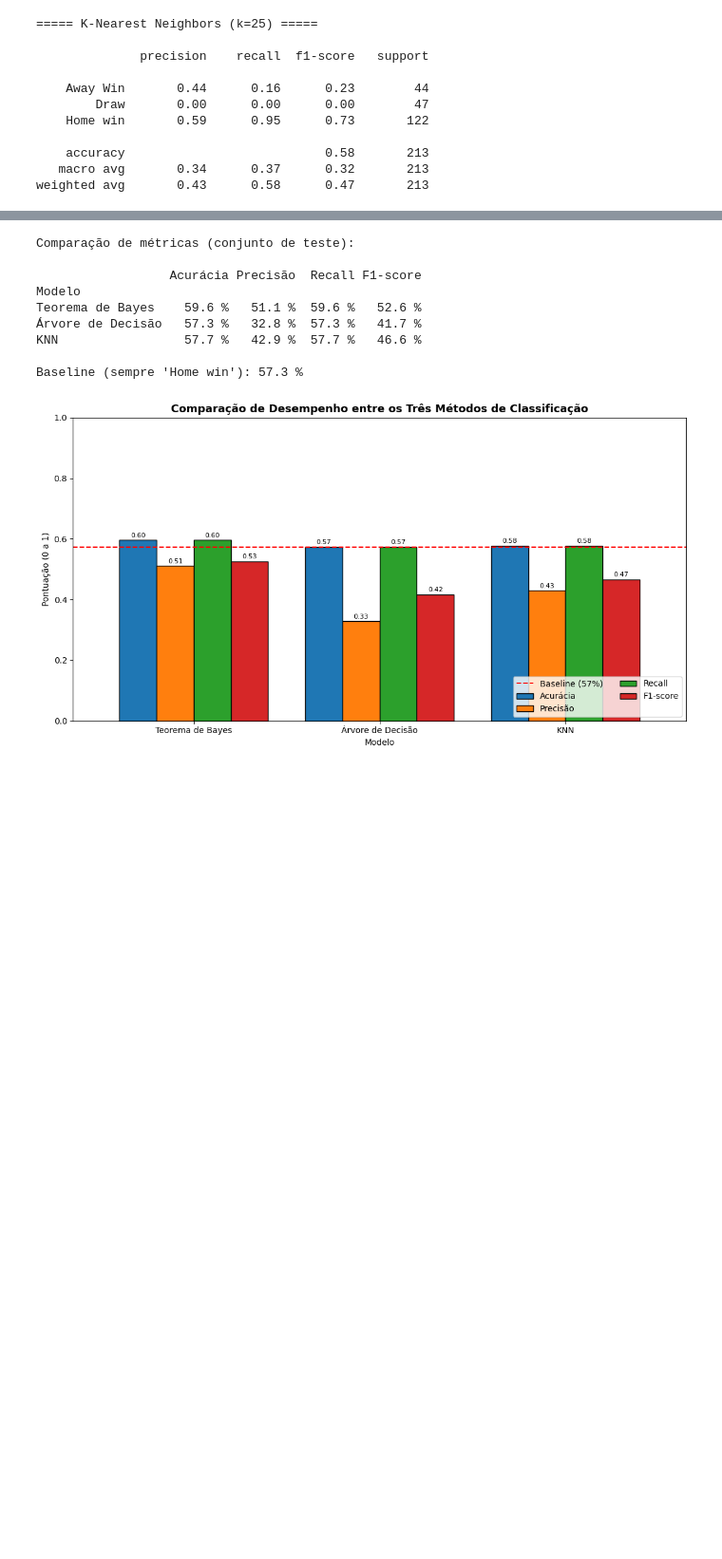
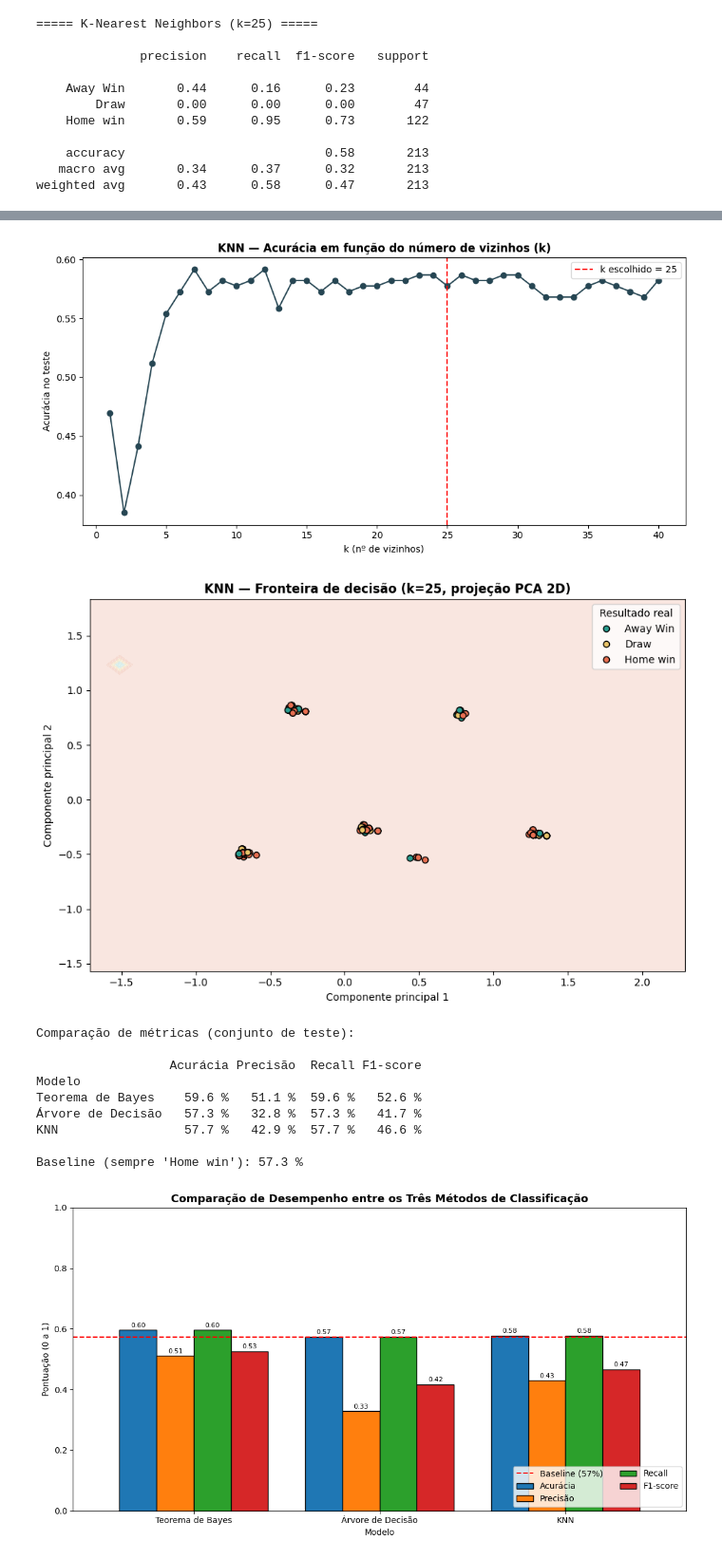
Before and after one commit to Gabriel-ASPP/WorldCupMatches_PredictionSystem, a Jupyter notebook: SuperProjeto.ipynb, the cells around one changed output, grey strips where cells are left out. Shown at 95% size. Drawn from its saved outputs; the diff is of its cells as text; code cells hidden in the pictures; blank space fills up the shorter version.

```diff
--- a/SuperProjeto.ipynb
+++ b/SuperProjeto.ipynb
@@ -659,3 +697,63 @@ weighted avg       0.43      0.58      0.47       213
+# %%
+# ===== Visualização do KNN =====
+from sklearn.decomposition import PCA
+from matplotlib.colors import ListedColormap
+
+# --- (1) Curva de acurácia em função de k (método do cotovelo) ---
+ks = range(1, 41)
+acuracias = []
+for k in ks:
+    m = KNeighborsClassifier(n_neighbors=k).fit(X_train, y_train)
+    acuracias.append(accuracy_score(y_test, m.predict(X_test)))
+
+fig, ax = plt.subplots(figsize=(10, 5))
+ax.plot(list(ks), acuracias, marker="o", color="#264653")
+ax.axvline(k_viz, color="red", linestyle="--", label=f"k escolhido = {k_viz}")
+ax.set_title("KNN — Acurácia em função do número de vizinhos (k)",
+             fontsize=12, fontweight="bold")
+ax.set_xlabel("k (nº de vizinhos)")
+ax.set_ylabel("Acurácia no teste")
+ax.legend()
+plt.tight_layout()
+plt.show()
+
+# --- (2) Fronteira de decisão do KNN em 2D (projeção PCA) ---
+pca = PCA(n_components=2, random_state=42)
+X_train_2d = pca.fit_transform(X_train)
+X_test_2d = pca.transform(X_test)
+
+knn_2d = KNeighborsClassifier(n_neighbors=k_viz).fit(X_train_2d, y_train)
+
+# grade de pontos para colorir as regiões de decisão
+h = 0.1
+x_min, x_max = X_train_2d[:, 0].min() - 1, X_train_2d[:, 0].max() + 1
+y_min, y_max = X_train_2d[:, 1].min() - 1, X_train_2d[:, 1].max() + 1
+xx, yy = np.meshgrid(np.arange(x_min, x_max, h), np.arange(y_min, y_max, h))
+
+classes_ord = list(knn_2d.classes_)
+Z = knn_2d.predict(np.c_[xx.ravel(), yy.ravel()])
+Z = np.array([classes_ord.index(z) for z in Z]).reshape(xx.shape)
+
+cmap_fundo = ListedColormap(["#cdeae6", "#f7e6c4", "#f5cfc2"])
+cmap_pts = ListedColormap(["#2a9d8f", "#e9c46a", "#e76f51"])
+
+fig, ax = plt.subplots(figsize=(9, 6))
+ax.contourf(xx, yy, Z, alpha=0.5, cmap=cmap_fundo)
+y_test_idx = np.array([classes_ord.index(c) for c in y_test])
+sc = ax.scatter(X_test_2d[:, 0], X_test_2d[:, 1], c=y_test_idx,
+                cmap=cmap_pts, edgecolor="black", s=35)
+ax.set_title(f"KNN — Fronteira de decisão (k={k_viz}, projeção PCA 2D)",
+             fontsize=12, fontweight="bold")
+ax.set_xlabel("Componente principal 1")
+ax.set_ylabel("Componente principal 2")
+handles = [plt.Line2D([0],[0], marker='o', linestyle='', markerfacecolor=cmap_pts(i),
+           markeredgecolor='black', label=c) for i,c in enumerate(classes_ord)]
+ax.legend(handles=handles, title="Resultado real")
+plt.tight_layout()
+plt.show()
+# %% [output]
+[figure, added]
+[figure, added]
 # %%
 # ===== COMPARAÇÃO 1 — Tabela e gráfico de métricas =====
 tabela = pd.DataFrame(resultados).set_index("Modelo")
```
Also changed, not shown: parts of 3 cells of this notebook.
